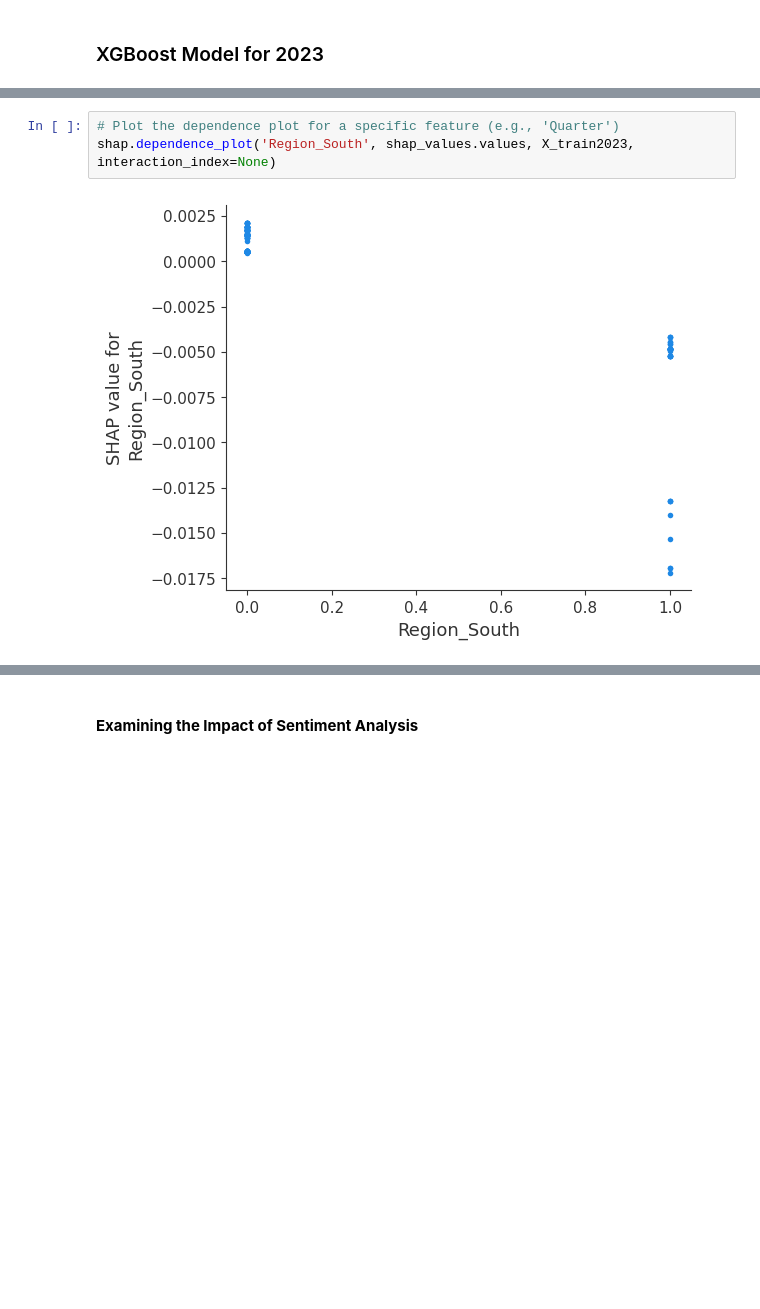
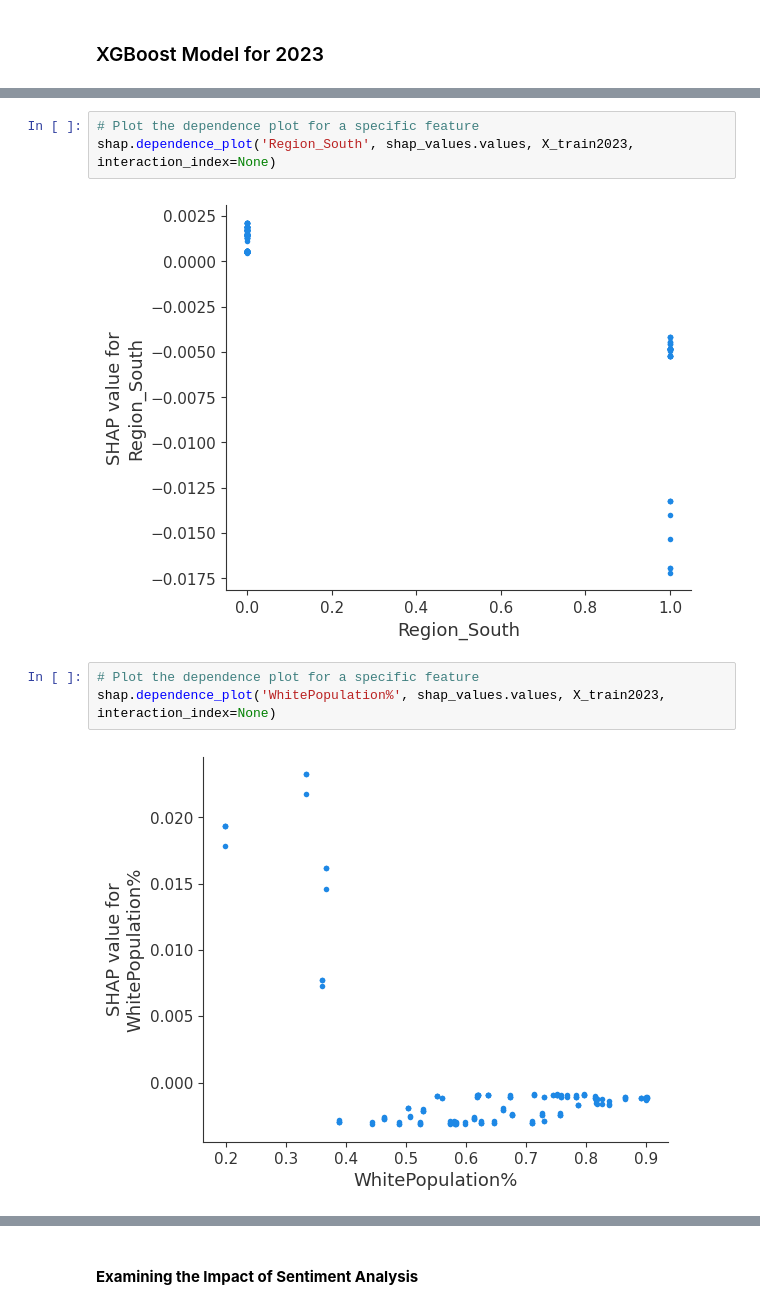
Before and after one commit to Mar-abaas/Telehealth, a Jupyter notebook: XGBoost_Modeling.ipynb, the cells around one changed output, grey strips where cells are left out. Cells and saved outputs as stored; diff of their text form; blank space fills up the shorter version.

```diff
--- a/XGBoost_Modeling.ipynb
+++ b/XGBoost_Modeling.ipynb
@@ -653,7 +444,12 @@ shap.dependence_plot('Population_Over75%', shap_values.values, X_train2023, inte
 # %% [output]
 [figure]
 # %%
-# Plot the dependence plot for a specific feature (e.g., 'Quarter')
+# Plot the dependence plot for a specific feature
 shap.dependence_plot('Region_South', shap_values.values, X_train2023, interaction_index=None)
 # %% [output]
 [figure]
+# %%
+# Plot the dependence plot for a specific feature
+shap.dependence_plot('WhitePopulation%', shap_values.values, X_train2023, interaction_index=None)
+# %% [output]
+[figure, added]
```
Also changed, not shown: parts of 55 cells of this notebook.
